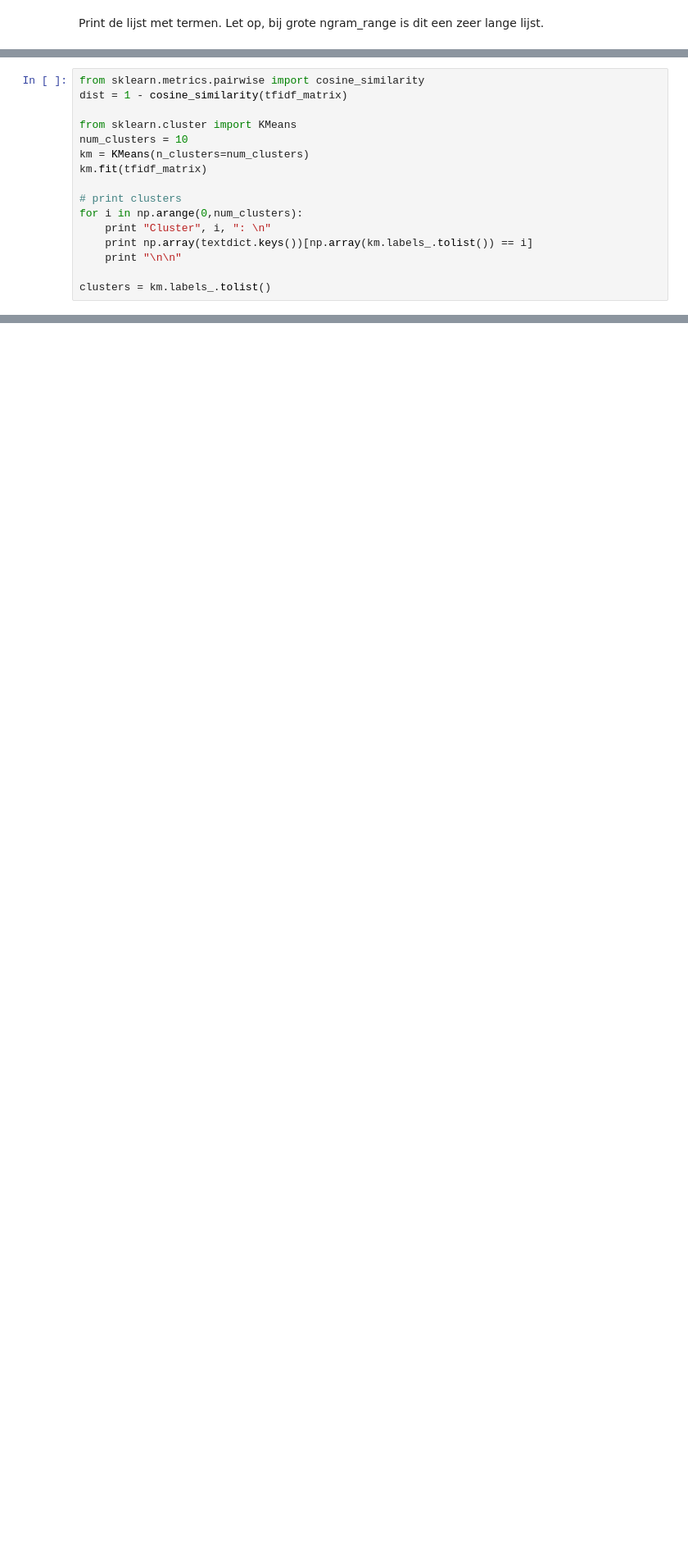
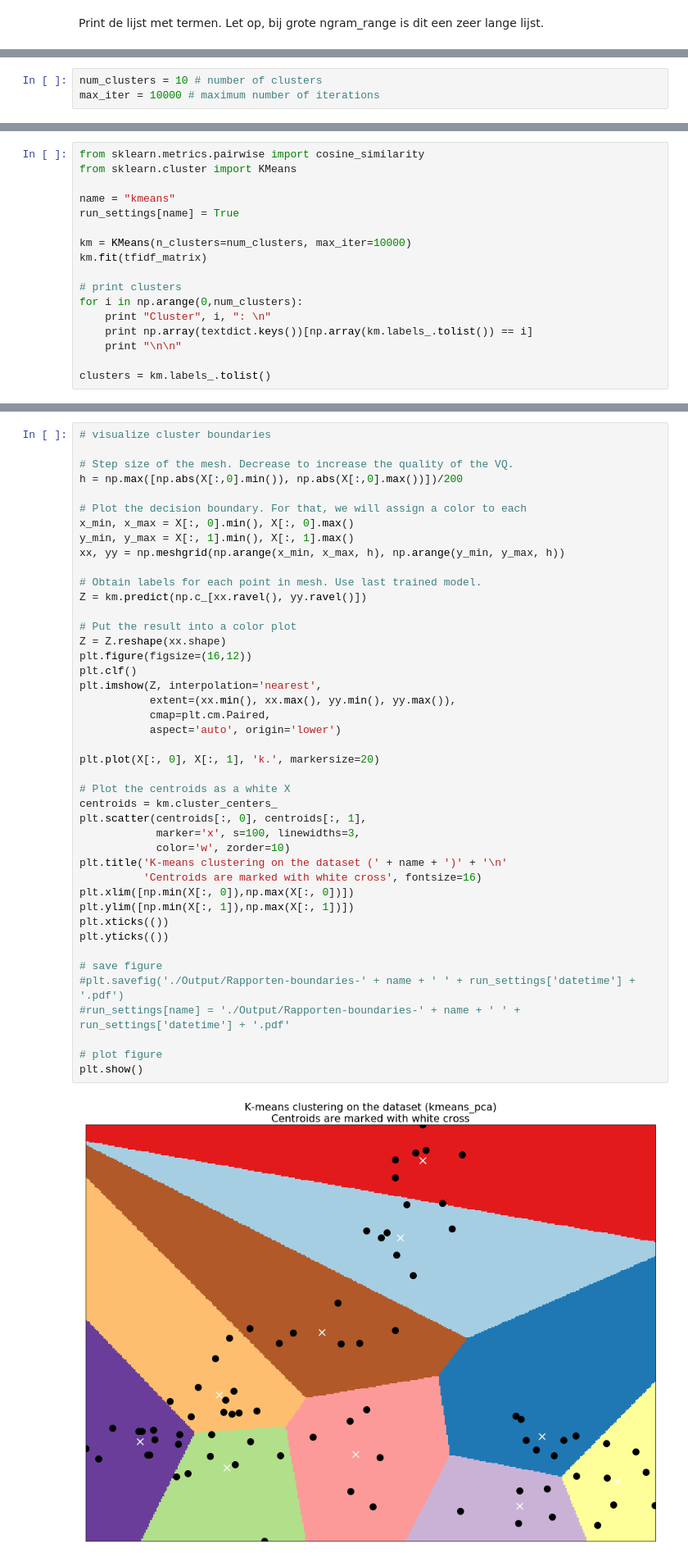
Before and after one commit to mvdhoek/OVVTextMining, a Jupyter notebook: Textmining_OVVrapporten.ipynb, the cells around one changed output, grey strips where cells are left out. Shown at 82% size. Drawn from its saved outputs; the diff is of its cells as text; blank space fills up the shorter version.

Commit message:
Made major changes to file. Clustering methods are now grouped; plotting can be done for every group. t-SNE clustering method added.

```diff
--- a/Textmining_OVVrapporten.ipynb
+++ b/Textmining_OVVrapporten.ipynb
@@ -433,0 +467,3 @@ Het aantal clusters moeten we zelf definieren. Dit is onderhevig aan trial en er
+# %%
+num_clusters = 10 # number of clusters
+max_iter = 10000 # maximum number of iterations
@@ -434,10 +474,11 @@ Het aantal clusters moeten we zelf definieren. Dit is onderhevig aan trial en er
 # %%
 from sklearn.metrics.pairwise import cosine_similarity
-dist = 1 - cosine_similarity(tfidf_matrix)
+from sklearn.cluster import KMeans
 
-from sklearn.cluster import KMeans
-num_clusters = 10
-km = KMeans(n_clusters=num_clusters)
+name = "kmeans"
+run_settings[name] = True
+
+km = KMeans(n_clusters=num_clusters, max_iter=10000)
 km.fit(tfidf_matrix)
 
 # print clusters
@@ -464 +637,46 @@ Plot clusters by first applying multidimensional scaling
+# %%
+# visualize cluster boundaries
+
+# Step size of the mesh. Decrease to increase the quality of the VQ.
+h = np.max([np.abs(X[:,0].min()), np.abs(X[:,0].max())])/200
+
+# Plot the decision boundary. For that, we will assign a color to each
+x_min, x_max = X[:, 0].min(), X[:, 0].max()
+y_min, y_max = X[:, 1].min(), X[:, 1].max()
+xx, yy = np.meshgrid(np.arange(x_min, x_max, h), np.arange(y_min, y_max, h))
+
+# Obtain labels for each point in mesh. Use last trained model.
+Z = km.predict(np.c_[xx.ravel(), yy.ravel()])
+
+# Put the result into a color plot
+Z = Z.reshape(xx.shape)
+plt.figure(figsize=(16,12))
+plt.clf()
+plt.imshow(Z, interpolation='nearest',
+           extent=(xx.min(), xx.max(), yy.min(), yy.max()),
+           cmap=plt.cm.Paired,
+           aspect='auto', origin='lower')
+
+plt.plot(X[:, 0], X[:, 1], 'k.', markersize=20)
+
+# Plot the centroids as a white X
+centroids = km.cluster_centers_
+plt.scatter(centroids[:, 0], centroids[:, 1],
+            marker='x', s=100, linewidths=3,
+            color='w', zorder=10)
+plt.title('K-means clustering on the dataset (' + name + ')' + '\n'
+          'Centroids are marked with white cross', fontsize=16)
+plt.xlim([np.min(X[:, 0]),np.max(X[:, 0])])
+plt.ylim([np.min(X[:, 1]),np.max(X[:, 1])])
+plt.xticks(())
+plt.yticks(())
+
+# save figure
+#plt.savefig('./Output/Rapporten-boundaries-' + name + ' ' + run_settings['datetime'] + '.pdf')
+#run_settings[name] = './Output/Rapporten-boundaries-' + name + ' ' + run_settings['datetime'] + '.pdf'
+
+# plot figure
+plt.show()
+# %% [output]
+[figure, added]
 # %%
```
Also changed, not shown: parts of 42 cells of this notebook.
